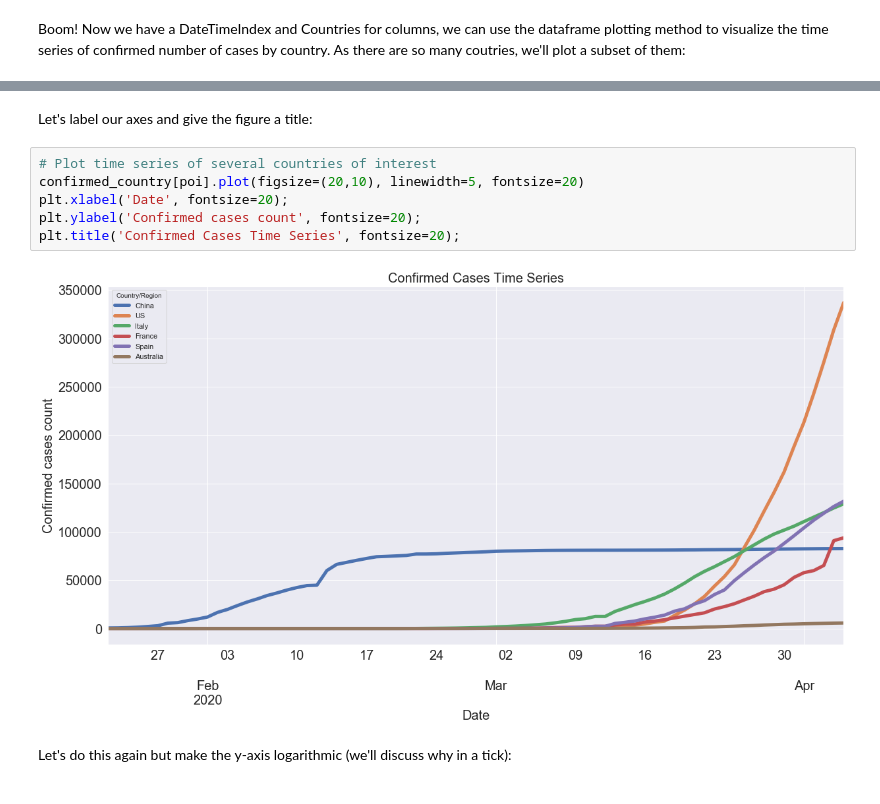
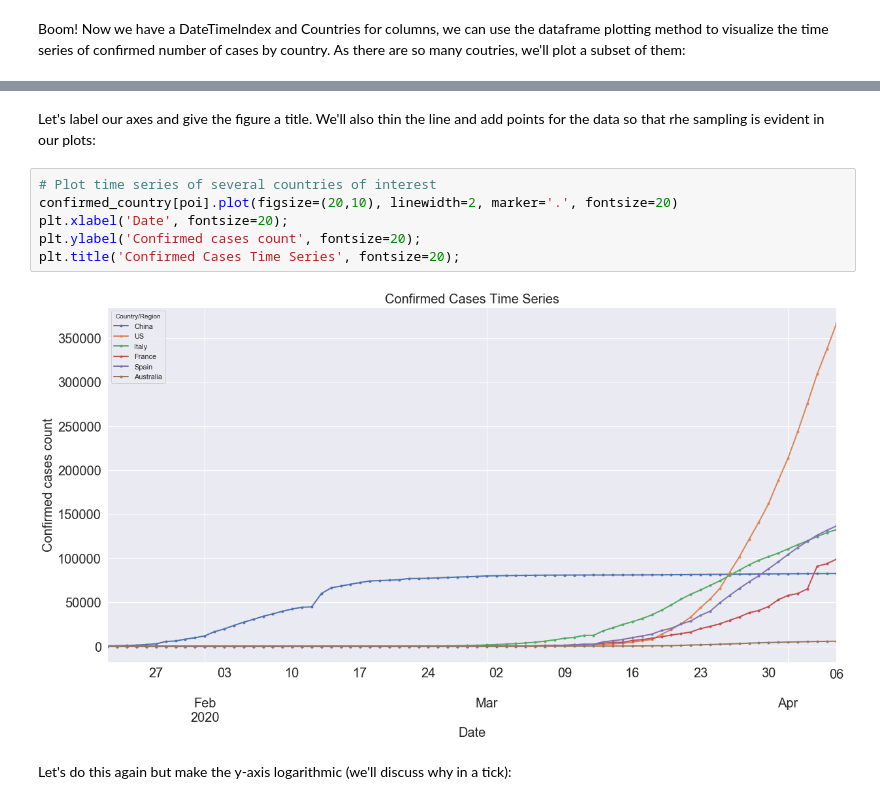
Before and after one commit to datacamp/COVID-19-EDA-tutorial, a Jupyter notebook: notebooks/1-COVID-19-EDA-solution.ipynb, the cells around one changed output, grey strips where cells are left out. Drawn from its saved outputs; the diff is of its cells as text.

```diff
--- a/notebooks/1-COVID-19-EDA-solution.ipynb
+++ b/notebooks/1-COVID-19-EDA-solution.ipynb
@@ -217,13 +217,13 @@ confirmed_country[poi].plot(figsize=(20,10), linewidth=5, fontsize=20);
 # %% [markdown]
-Let's label our axes and give the figure a title:
+Let's label our axes and give the figure a title. We'll also thin the line and add points for the data so that rhe sampling is evident in our plots:
 # %%
 # Plot time series of several countries of interest
-confirmed_country[poi].plot(figsize=(20,10), linewidth=5, fontsize=20)
+confirmed_country[poi].plot(figsize=(20,10), linewidth=2, marker='.', fontsize=20)
 plt.xlabel('Date', fontsize=20);
 plt.ylabel('Confirmed cases count', fontsize=20);
 plt.title('Confirmed Cases Time Series', fontsize=20);
 # %% [output]
-[figure, old version]
+[figure, new version]
 # %% [markdown]
 Let's do this again but make the y-axis logarithmic (we'll discuss why in a tick):
 # %%
```
Also changed, not shown: parts of 40 cells of this notebook.
